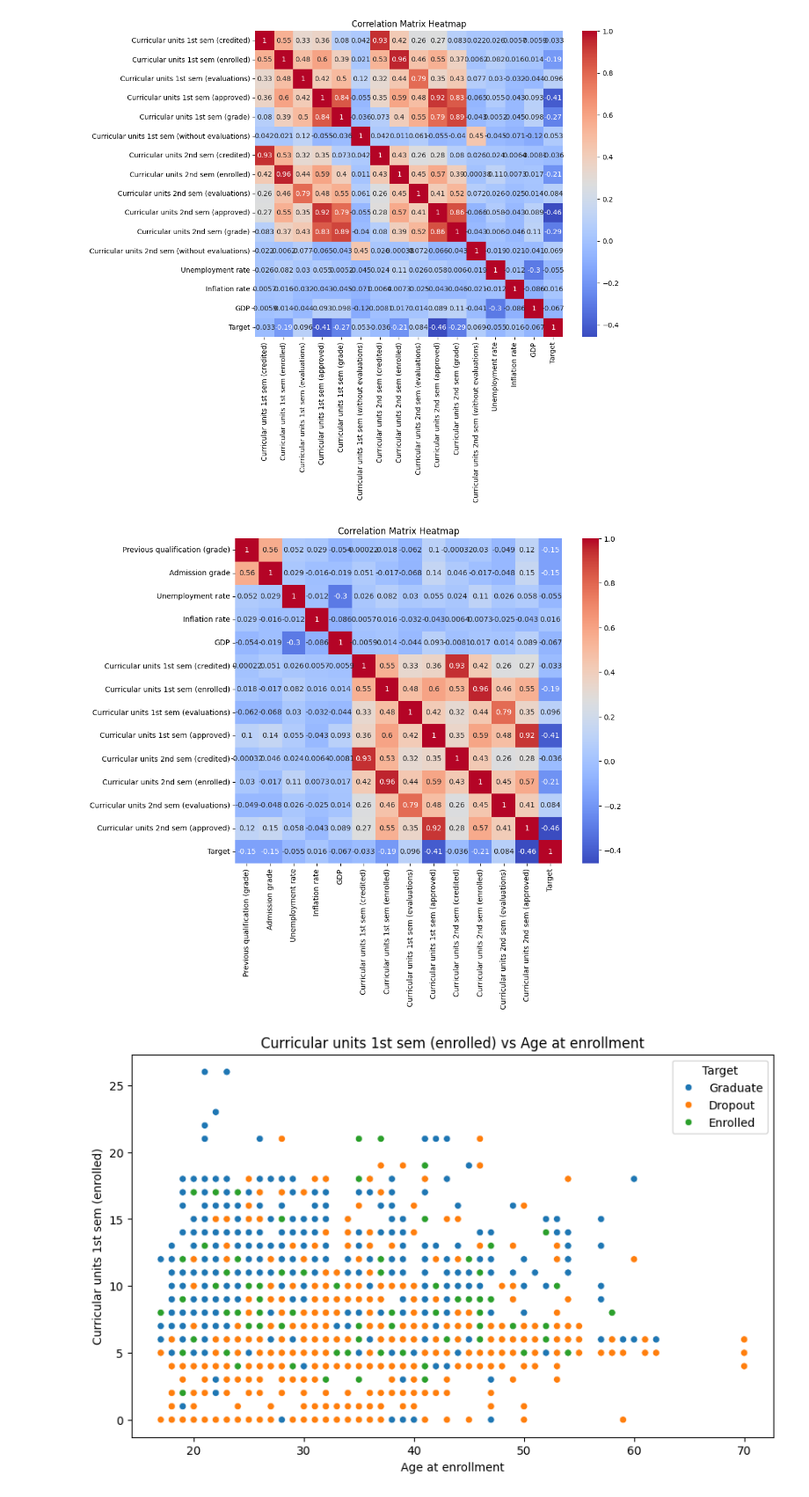
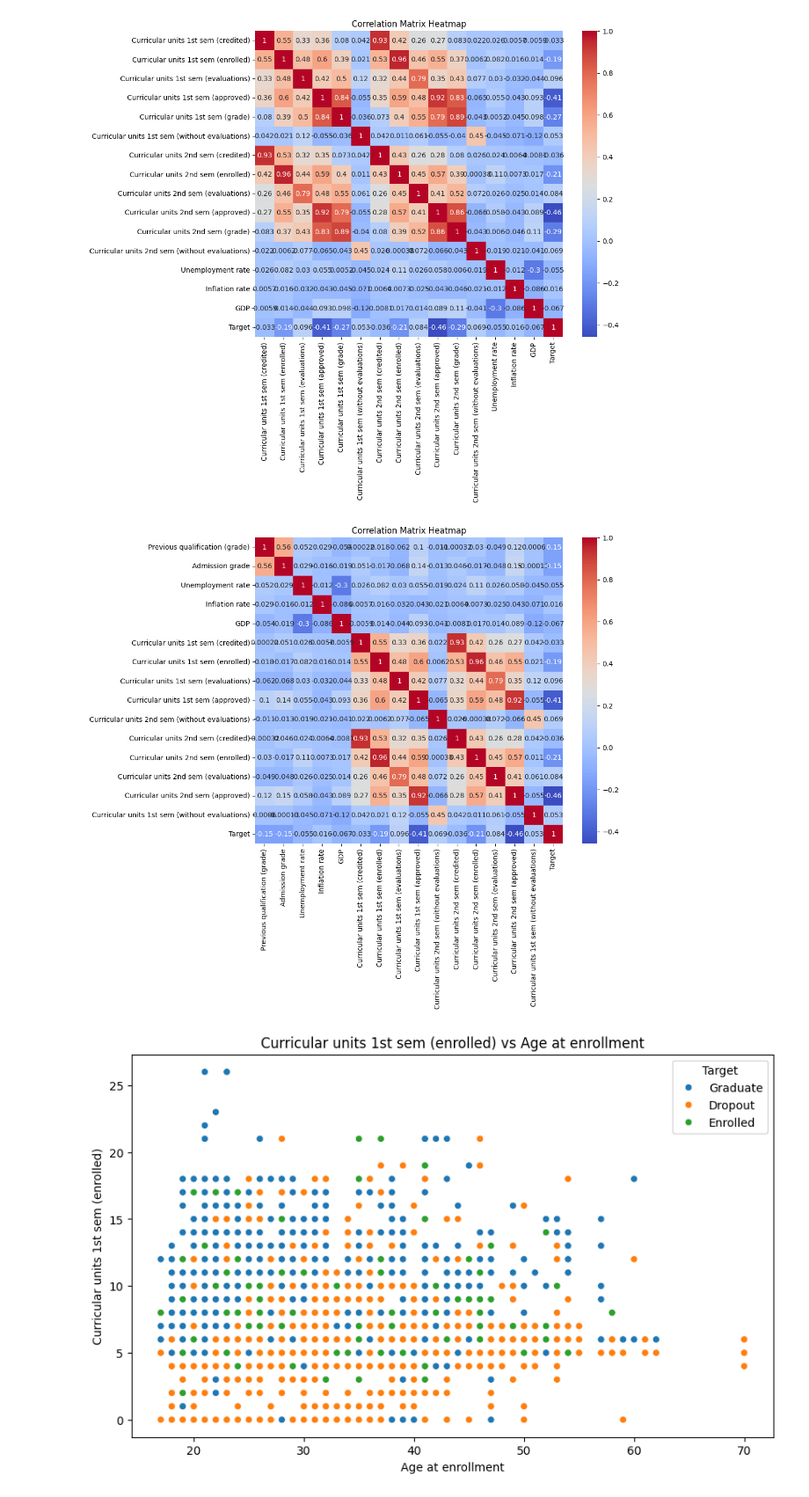
Before and after one commit to brian02oriel/python-kaggle-competitions, a Jupyter notebook: Academic_success_classification/academic-success.ipynb, the cells around one changed output. Shown at 88% size. Drawn from its saved outputs; the diff is of its cells as text; code cells hidden in the pictures.

```diff
--- a/Academic_success_classification/academic-success.ipynb
+++ b/Academic_success_classification/academic-success.ipynb
@@ -189,20 +189,22 @@ corr_matrix(['Curricular units 1st sem (credited)',
 # %%
 corr_matrix(['Previous qualification (grade)',
        'Admission grade',
        'Unemployment rate',
        'Inflation rate',
        'GDP',
        'Curricular units 1st sem (credited)',
        'Curricular units 1st sem (enrolled)',
        'Curricular units 1st sem (evaluations)',
        'Curricular units 1st sem (approved)',
+       'Curricular units 2nd sem (without evaluations)',
        'Curricular units 2nd sem (credited)',
        'Curricular units 2nd sem (enrolled)',
        'Curricular units 2nd sem (evaluations)',
        'Curricular units 2nd sem (approved)',
+       'Curricular units 1st sem (without evaluations)',
        'Target'], train_df)
 # %% [output]
-[figure, old version]
+[figure, new version]
 # %%
 def plot_clusters(df, x, y):
     df_copy = df.copy()
```
Also changed, not shown: parts of 19 cells of this notebook, 2 other files.
